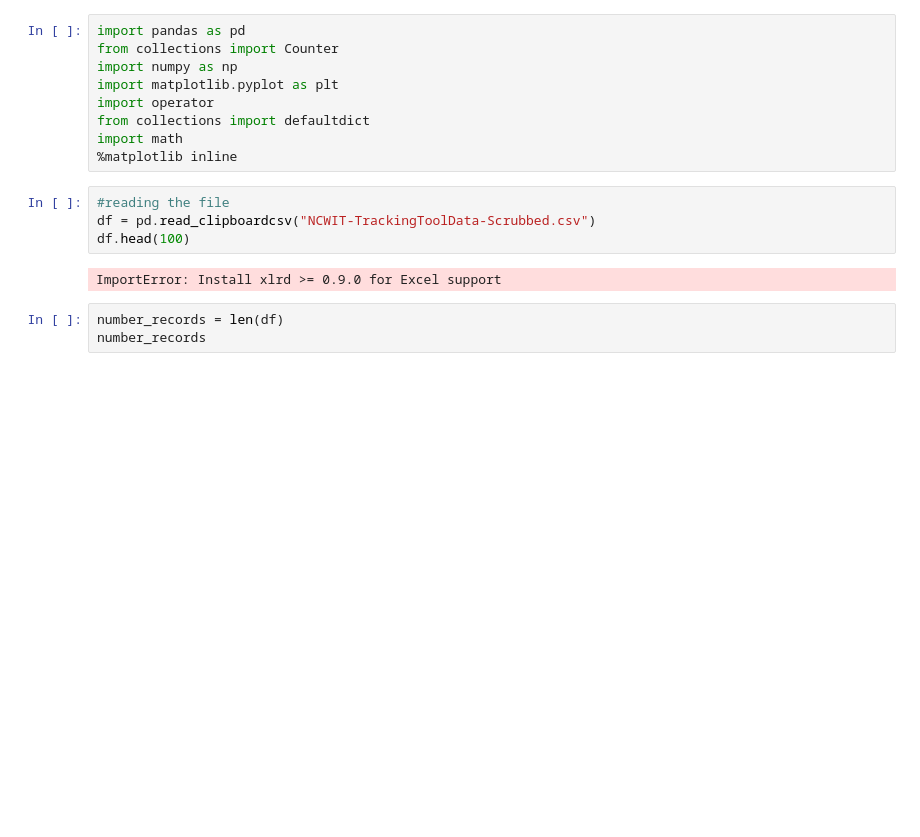
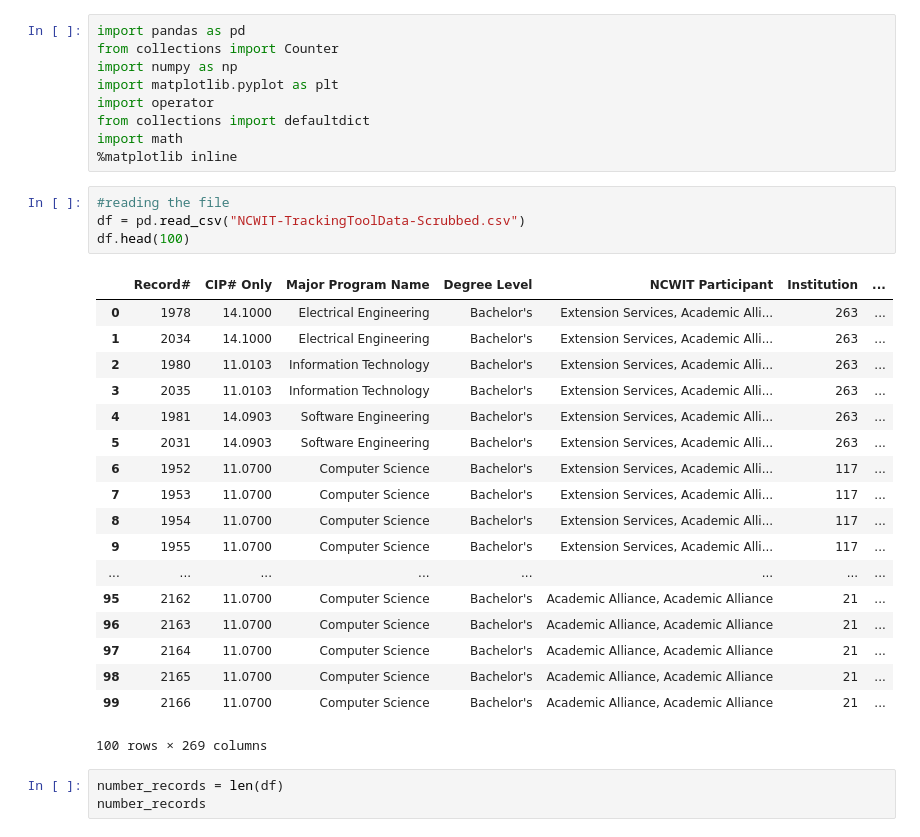
Before and after one commit to INFO-4602-5602/project-2-ncwit-team-9, a Jupyter notebook: Data_Cleaning.ipynb, the cells around one changed output. Cells and saved outputs as stored; diff of their text form; blank space fills up the shorter version.

```diff
--- a/Data_Cleaning.ipynb
+++ b/Data_Cleaning.ipynb
@@ -9,10 +9,27 @@ import math
 %matplotlib inline
 # %%
 #reading the file
-df = pd.read_clipboardcsv("NCWIT-TrackingToolData-Scrubbed.csv")
+df = pd.read_csv("NCWIT-TrackingToolData-Scrubbed.csv")
 df.head(100)
 # %% [output]
+|  | Record# | CIP# Only | Major Program Name | Degree Level | NCWIT Participant | Institution | ... |
+| 0 | 1978 | 14.1000 | Electrical Engineering | Bachelor's | Extension Services, Academic Alli... | 263 | ... |
+| 1 | 2034 | 14.1000 | Electrical Engineering | Bachelor's | Extension Services, Academic Alli... | 263 | ... |
+| 2 | 1980 | 11.0103 | Information Technology | Bachelor's | Extension Services, Academic Alli... | 263 | ... |
+| 3 | 2035 | 11.0103 | Information Technology | Bachelor's | Extension Services, Academic Alli... | 263 | ... |
+| 4 | 1981 | 14.0903 | Software Engineering | Bachelor's | Extension Services, Academic Alli... | 263 | ... |
+| 5 | 2031 | 14.0903 | Software Engineering | Bachelor's | Extension Services, Academic Alli... | 263 | ... |
+| 6 | 1952 | 11.0700 | Computer Science | Bachelor's | Extension Services, Academic Alli... | 117 | ... |
+| 7 | 1953 | 11.0700 | Computer Science | Bachelor's | Extension Services, Academic Alli... | 117 | ... |
+| 8 | 1954 | 11.0700 | Computer Science | Bachelor's | Extension Services, Academic Alli... | 117 | ... |
+| 9 | 1955 | 11.0700 | Computer Science | Bachelor's | Extension Services, Academic Alli... | 117 | ... |
+| ... | ... | ... | ... | ... | ... | ... | ... |
+| 95 | 2162 | 11.0700 | Computer Science | Bachelor's | Academic Alliance, Academic Alliance | 21 | ... |
+| 96 | 2163 | 11.0700 | Computer Science | Bachelor's | Academic Alliance, Academic Alliance | 21 | ... |
+| 97 | 2164 | 11.0700 | Computer Science | Bachelor's | Academic Alliance, Academic Alliance | 21 | ... |
+| 98 | 2165 | 11.0700 | Computer Science | Bachelor's | Academic Alliance, Academic Alliance | 21 | ... |
+| 99 | 2166 | 11.0700 | Computer Science | Bachelor's | Academic Alliance, Academic Alliance | 21 | ... |
-ImportError: Install xlrd >= 0.9.0 for Excel support
+100 rows × 269 columns
 # %%
 number_records = len(df)
 number_records
```
Also changed, not shown: parts of 13 cells of this notebook, 3 other files.
